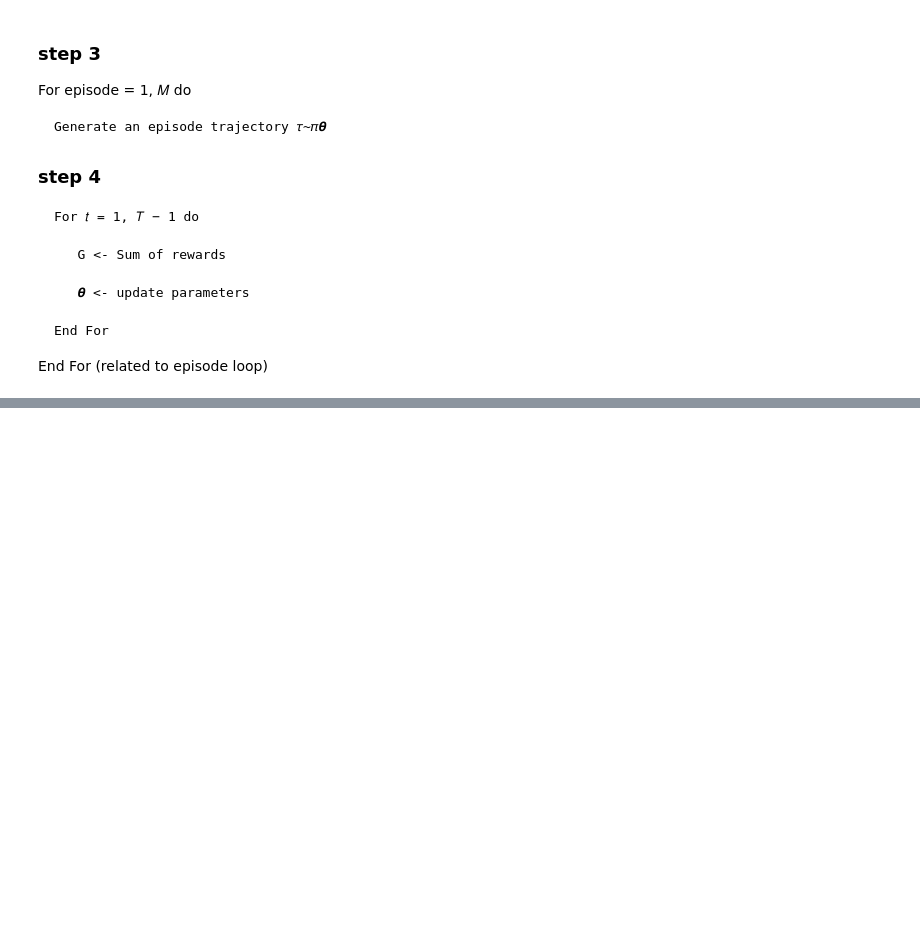
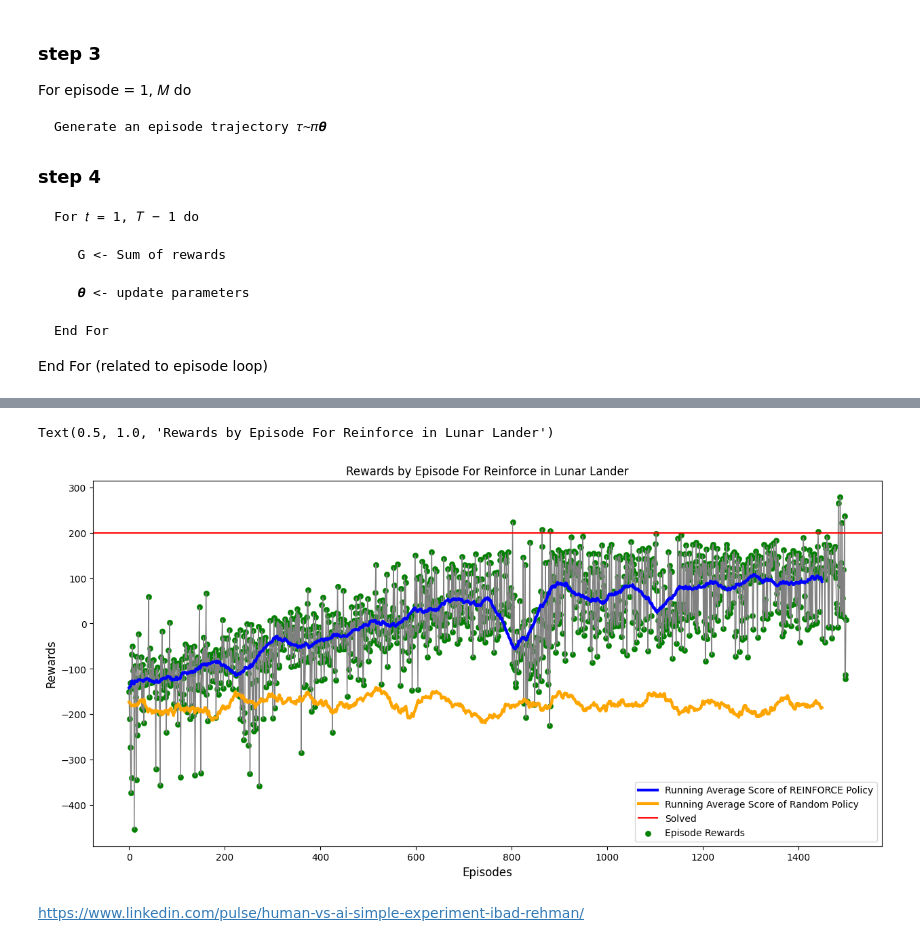
Before and after one commit to zdangata/rl-group-assignment, a Jupyter notebook: REINFORCE_Implementation.ipynb, the cells around one changed output, grey strips where cells are left out. Saved outputs shown, nothing was run; the diff lists cells and outputs as text; code cells hidden in the pictures; blank space fills up the shorter version.

Commit message:
added randon policy function for LL and modified plots

```diff
--- a/REINFORCE_Implementation.ipynb
+++ b/REINFORCE_Implementation.ipynb
@@ -268,0 +154,33 @@ Successfully installed swig-4.2.1
+# %%
+import matplotlib.pyplot as plt
+def running_mean(x):
+    N=50
+    kernel = np.ones(N)
+    conv_len = x.shape[0]-N
+    y = np.zeros(conv_len)
+    for i in range(conv_len):
+        y[i] = kernel @ x[i:i+N]
+        y[i] /= N
+    return y
+episode_rewards_history_reinforce = np.array(episode_rewards_history)
+avg_score_reinforce = running_mean(episode_rewards_history)
+episode_rewards_history_rand = np.array(episode_rewards_history_rand)
+avg_score_rand = running_mean(episode_rewards_history_rand)
+
+plt.figure(figsize=(15,7))
+plt.ylabel("Rewards",fontsize=12)
+plt.xlabel("Episodes",fontsize=12)
+plt.plot(episode_rewards_history_reinforce, color='gray' , linewidth=1)
+plt.plot(avg_score_reinforce, color='blue', linewidth=3,label = 'Running Average Score of REINFORCE Policy')
+plt.plot(avg_score_rand, color='orange', linewidth=3,label = 'Running Average Score of Random Policy')
+plt.axhline(y=200, color='r', linestyle='-',label = 'Solved')
+plt.scatter(np.arange(episode_rewards_history_reinforce.shape[0]),episode_rewards_history_reinforce,
+            color='green' , linewidth=0.3, label='Episode Rewards')
+plt.legend()
+
+plt.title('Rewards by Episode For Reinforce in Lunar Lander')
+# %% [output]
+Text(0.5, 1.0, 'Rewards by Episode For Reinforce in Lunar Lander')
+[figure, added]
+# %% [markdown]
+https://www.linkedin.com/pulse/human-vs-ai-simple-experiment-ibad-rehman/
```
Also changed, not shown: parts of 7 cells of this notebook.
